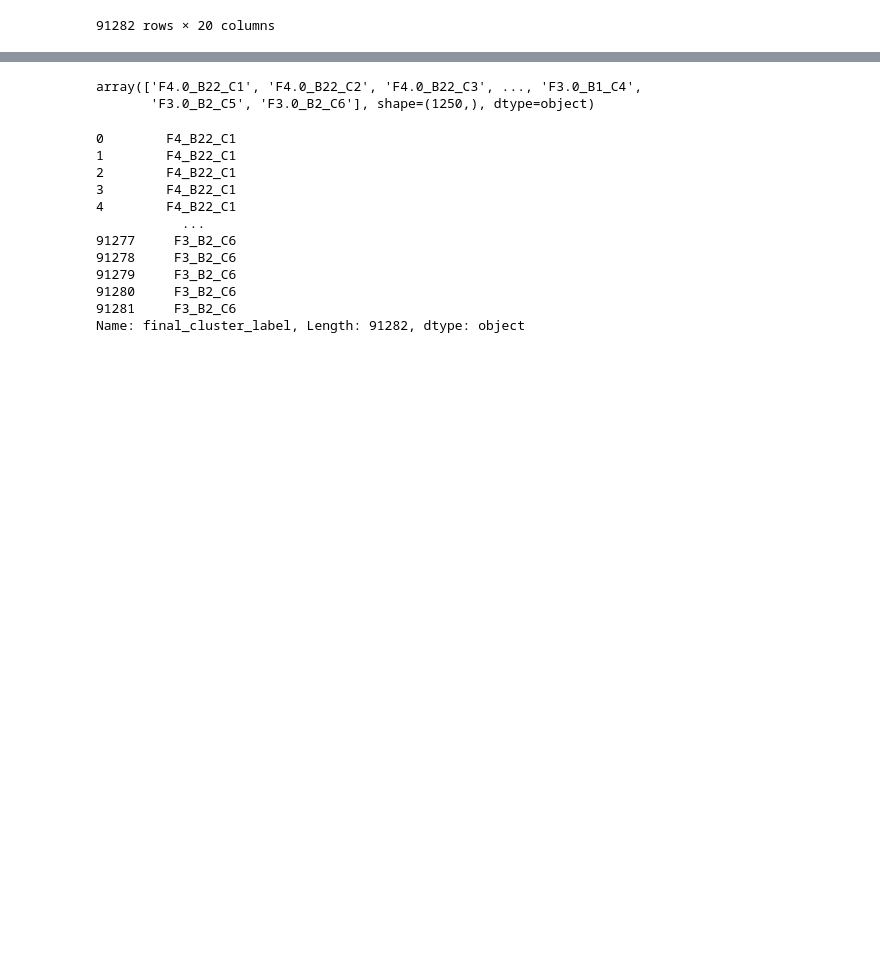
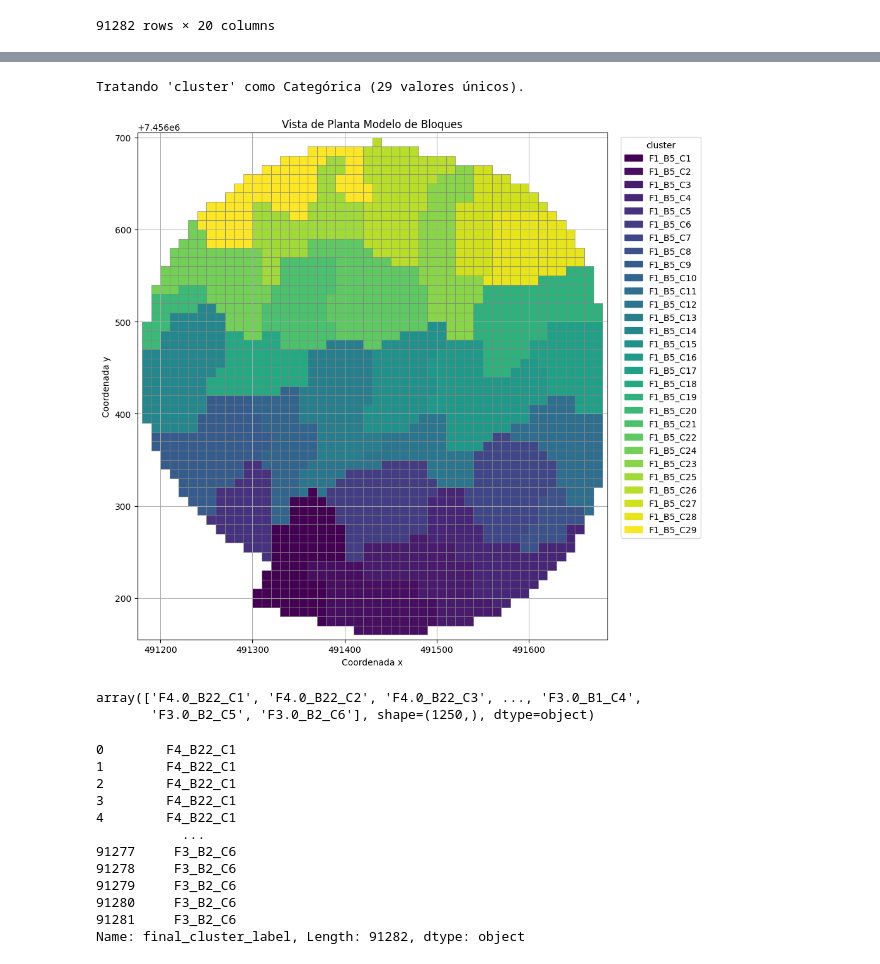
Before and after one commit to Felipe-Asbun-Torres/Laboratorio-2, a Jupyter notebook: ClusteringTabesh2011.ipynb, the cells around one changed output, grey strips where cells are left out. Drawn from its saved outputs; the diff is of its cells as text; code cells hidden in the pictures; blank space fills up the shorter version.

```diff
--- a/ClusteringTabesh2011.ipynb
+++ b/ClusteringTabesh2011.ipynb
@@ -182,0 +268,3 @@ df_mina_clustered = pd.read_csv("df_mina_clustered_4.csv")
+# %%
+A = tbsh.Calculate_Adjency_Matrix(df, 10)
+df2 = tbsh.Shape_Refinement_Tabesh(df, A, Min_Cluster_Length=20, Iterations_PostProcessing= 50)
@@ -183,3 +291,8 @@ df_mina_clustered = pd.read_csv("df_mina_clustered_4.csv")
+# %%
+aux.plot_mine_blocks_adv(df2[0], 'cluster')
+# %% [output]
+Tratando 'cluster' como Categórica (29 valores únicos).
+[figure, added]
 # %%
 df_mina_clustered['final_cluster_label'].unique()
 # %% [output]
```
Also changed, not shown: parts of 10 cells of this notebook, 1 other file.
